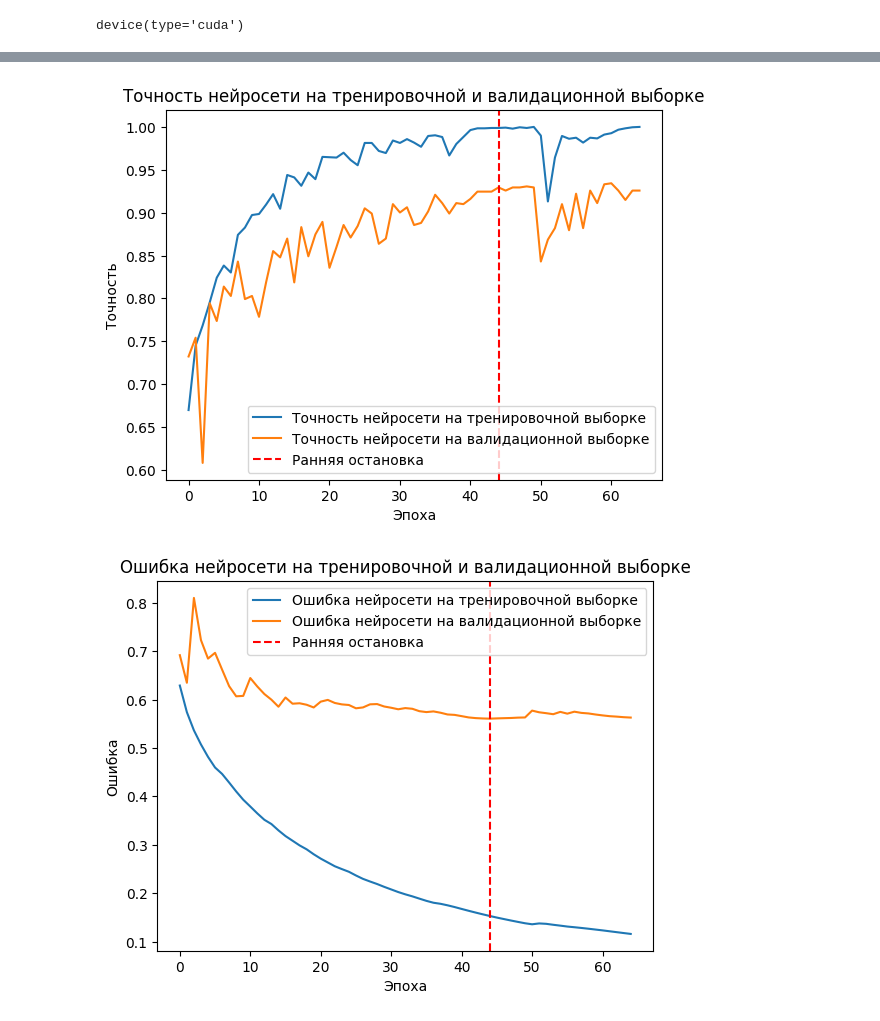
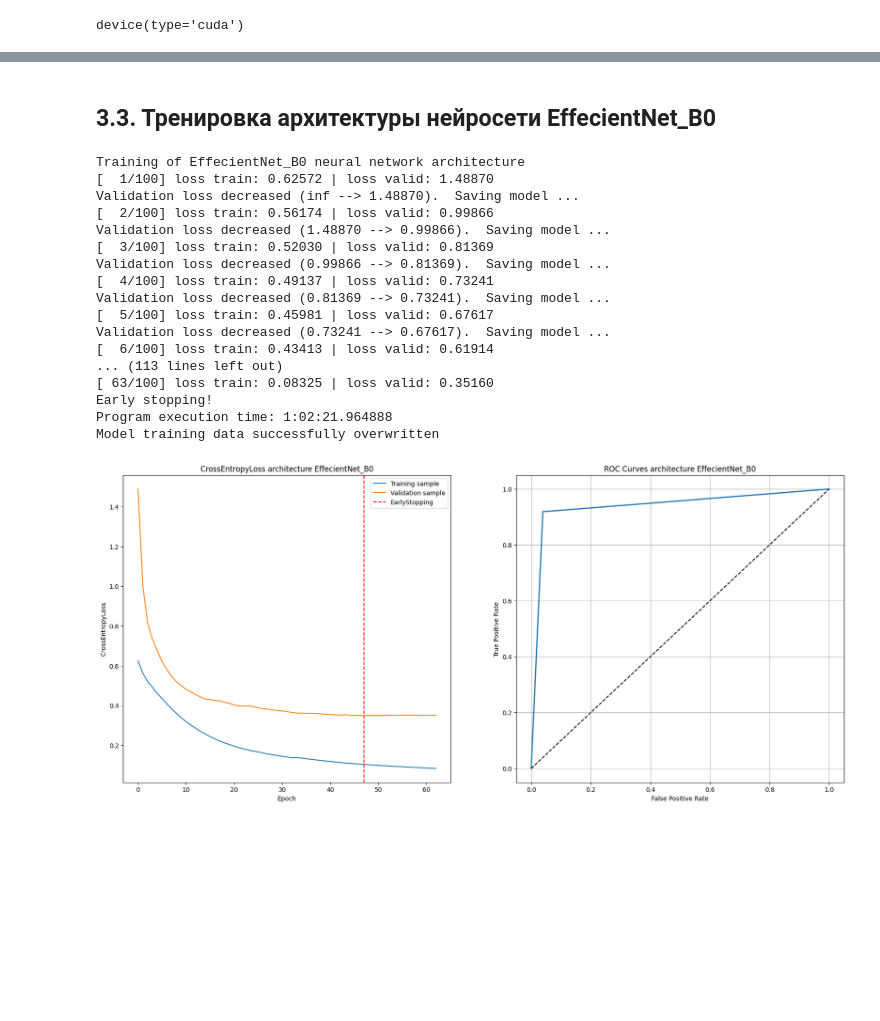
Before and after one commit to K1rsN7/Smart_Barrier, a Jupyter notebook: train neural network.ipynb, the cells around one changed output, grey strips where cells are left out. Drawn from its saved outputs; the diff is of its cells as text; code cells hidden in the pictures; blank space fills up the shorter version.

```diff
--- a/train neural network.ipynb
+++ b/train neural network.ipynb
@@ -388,22 +422,31 @@ Program execution time: 17:10:10.077390
-# %%
-plt.plot(accuracy_history['train'], label='Точность нейросети на тренировочной выборке')
-plt.plot(accuracy_history['valid'], label='Точность нейросети на валидационной выборке')
-plt.title('Точность нейросети на тренировочной и валидационной выборке')
-plt.xlabel('Эпоха')
-plt.ylabel('Точность')
-plt.axvline(epoch_erly_stopping, color='red', linestyle='--', label='Ранняя остановка')
-plt.legend()
-plt.show()
-# %% [output]
-[figure, removed]
-# %%
-plt.plot(loss_history["train"], label='Ошибка нейросети на тренировочной выборке')
-plt.plot(loss_history["valid"], label='Ошибка нейросети на валидационной выборке')
-plt.title('Ошибка нейросети на тренировочной и валидационной выборке')
-plt.xlabel('Эпоха')
-plt.ylabel('Ошибка')
-plt.axvline(epoch_erly_stopping, color='red', linestyle='--', label='Ранняя остановка')
-plt.legend()
-plt.show()
-# %% [output]
-[figure, removed]
+# %% [markdown]
+## 3.3. Тренировка архитектуры нейросети EffecientNet_B0
+# %%
+model = models.efficientnet_b0() # Загрузка структуры и весов
+model.classifier = torch.nn.Linear(1280, 2) # Замена слоя классификации
+model.to(device)
+name_model = 'EffecientNet_B0'
+roc, loss_history, epoch_erly_stopping, accuracy, loss  = trainNeuralNetwork(
+    model, loaders, name_model, max_epochs_models, epoch_patience_models)
+addHistoryModels(name_model, roc, loss_history, accuracy, loss, epoch_erly_stopping)
+visualizationLearning(name_model, epoch_erly_stopping, roc, loss_history)
+del loss_history, epoch_erly_stopping, accuracy, loss, name_model, roc
+# %% [output]
+Training of EffecientNet_B0 neural network architecture
+[  1/100] loss train: 0.62572 | loss valid: 1.48870
+Validation loss decreased (inf --> 1.48870).  Saving model ...
+[  2/100] loss train: 0.56174 | loss valid: 0.99866
+Validation loss decreased (1.48870 --> 0.99866).  Saving model ...
+[  3/100] loss train: 0.52030 | loss valid: 0.81369
+Validation loss decreased (0.99866 --> 0.81369).  Saving model ...
+[  4/100] loss train: 0.49137 | loss valid: 0.73241
+Validation loss decreased (0.81369 --> 0.73241).  Saving model ...
+[  5/100] loss train: 0.45981 | loss valid: 0.67617
+Validation loss decreased (0.73241 --> 0.67617).  Saving model ...
+[  6/100] loss train: 0.43413 | loss valid: 0.61914
+... (113 lines left out)
+[ 63/100] loss train: 0.08325 | loss valid: 0.35160
+Early stopping!
+Program execution time: 1:02:21.964888
+Model training data successfully overwritten
+[figure, added]
```
Also changed, not shown: parts of 44 cells of this notebook, 1 other file.
